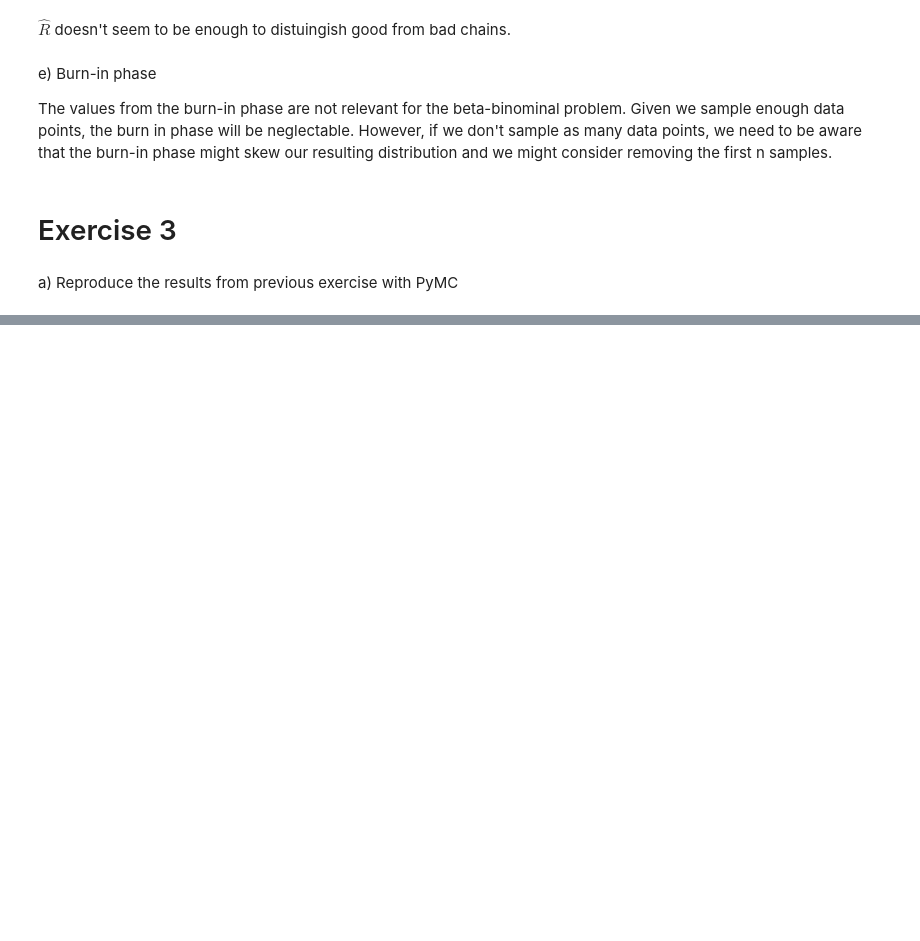
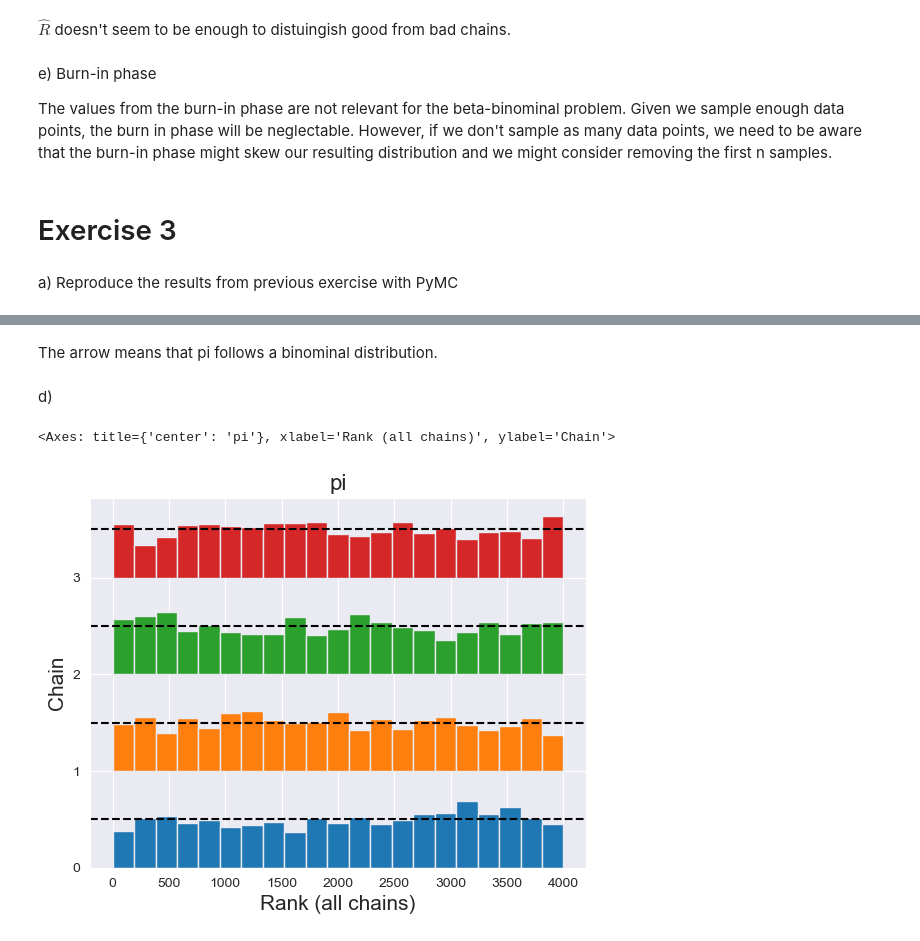
Before and after one commit to marbetschar/ZHAW-Bayesian-Machine-Learning-HS25, a Jupyter notebook: notebooks/week03/BML_Exercises_Week_03.ipynb, the cells around one changed output, grey strips where cells are left out. Drawn from its saved outputs; the diff is of its cells as text; code cells hidden in the pictures; blank space fills up the shorter version.

```diff
--- a/notebooks/week03/BML_Exercises_Week_03.ipynb
+++ b/notebooks/week03/BML_Exercises_Week_03.ipynb
@@ -328,0 +401,9 @@ a) Reproduce the results from previous exercise with PyMC
+# %% [markdown]
+The arrow means that pi follows a binominal distribution.
+# %% [markdown]
+d)
+# %%
+az.plot_rank(trace)
+# %% [output]
+<Axes: title={'center': 'pi'}, xlabel='Rank (all chains)', ylabel='Chain'>
+[figure, added]
```
Also changed, not shown: parts of 30 cells of this notebook, 1 other file.
